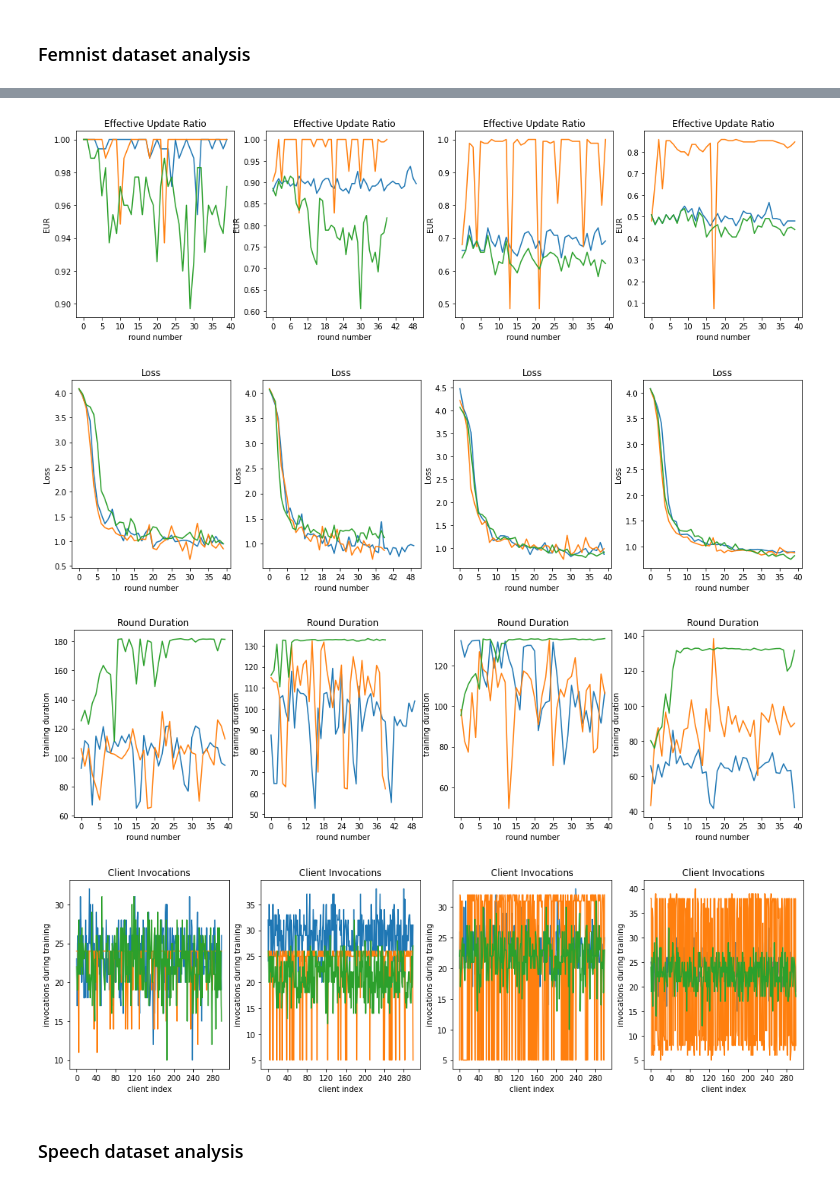
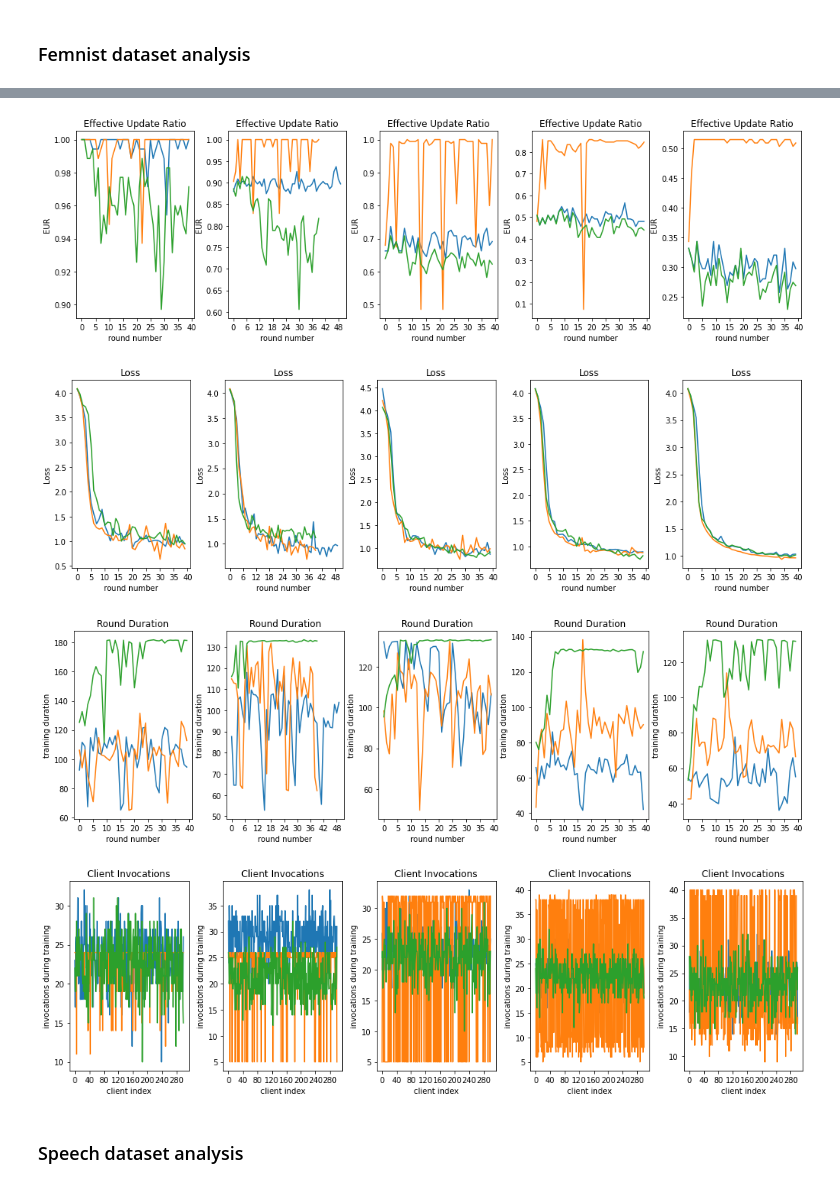
Before and after one commit to Serverless-Federated-Learning/FedLesScan, a Jupyter notebook: experiment/plots/eur_real.ipynb, the cells around one changed output, grey strips where cells are left out. Drawn from its saved outputs; the diff is of its cells as text; code cells hidden in the pictures.

```diff
--- a/experiment/plots/eur_real.ipynb
+++ b/experiment/plots/eur_real.ipynb
@@ -43,12 +43,12 @@ EUR mean: 0.4904166666666666, straggler rounds: 60
 ### Femnist dataset analysis
 # %%
 base_path = "../../out/real_world/femnist_dataset"
-dataset_titles = ["femnist-0","femnist-0.1","femnist-0.3","femnist-0.5"]
+dataset_titles = ["femnist-0","femnist-0.1","femnist-0.3","femnist-0.5","femnist-0.7"]
 
-path_normals = [f'{base_path}/femnist-0',f'{base_path}/femnist-0.1',f'{base_path}/femnist-0.3',f'{base_path}/femnist-0.5--1']
-path_prox = [f'{base_path}/femnist-prox-0',f'{base_path}/femnist-prox-0.1',f'{base_path}/femnist-prox-0.3',f'{base_path}/femnist-prox-0.5-0--1']
+path_normals = [f'{base_path}/femnist-0',f'{base_path}/femnist-0.1',f'{base_path}/femnist-0.3',f'{base_path}/femnist-0.5--1',f'{base_path}/femnist-0.7']
+path_prox = [f'{base_path}/femnist-prox-0',f'{base_path}/femnist-prox-0.1',f'{base_path}/femnist-prox-0.3',f'{base_path}/femnist-prox-0.5-0--1',f'{base_path}/femnist-prox-0.7']
 
-path_enhanced = [f'{base_path}/femnist-enhanced-0',f'{base_path}/femnist-enhanced-0.1',f'{base_path}/femnist-enhanced-0.3',f'{base_path}/femnist-enhanced-0.5-expo-1']
+path_enhanced = [f'{base_path}/femnist-enhanced-0',f'{base_path}/femnist-enhanced-0.1',f'{base_path}/femnist-enhanced-0.3',f'{base_path}/femnist-enhanced-0.5-expo-1',f'{base_path}/femnist-enhanced-0.7']
 
 
 plot_dataset_compare_3(path_normals,path_enhanced,path_prox,dataset_titles)
@@ -74,7 +74,7 @@ EUR mean: 0.465, straggler rounds: 40
-[figure, old version]
+[figure, new version]
-[figure, old version]
+[figure, new version]
-[figure, old version]
+[figure, new version]
-[figure, old version]
+[figure, new version]
 # %% [markdown]
 ### Speech dataset analysis
 # %%
```
Also changed, not shown: parts of 4 cells of this notebook.
